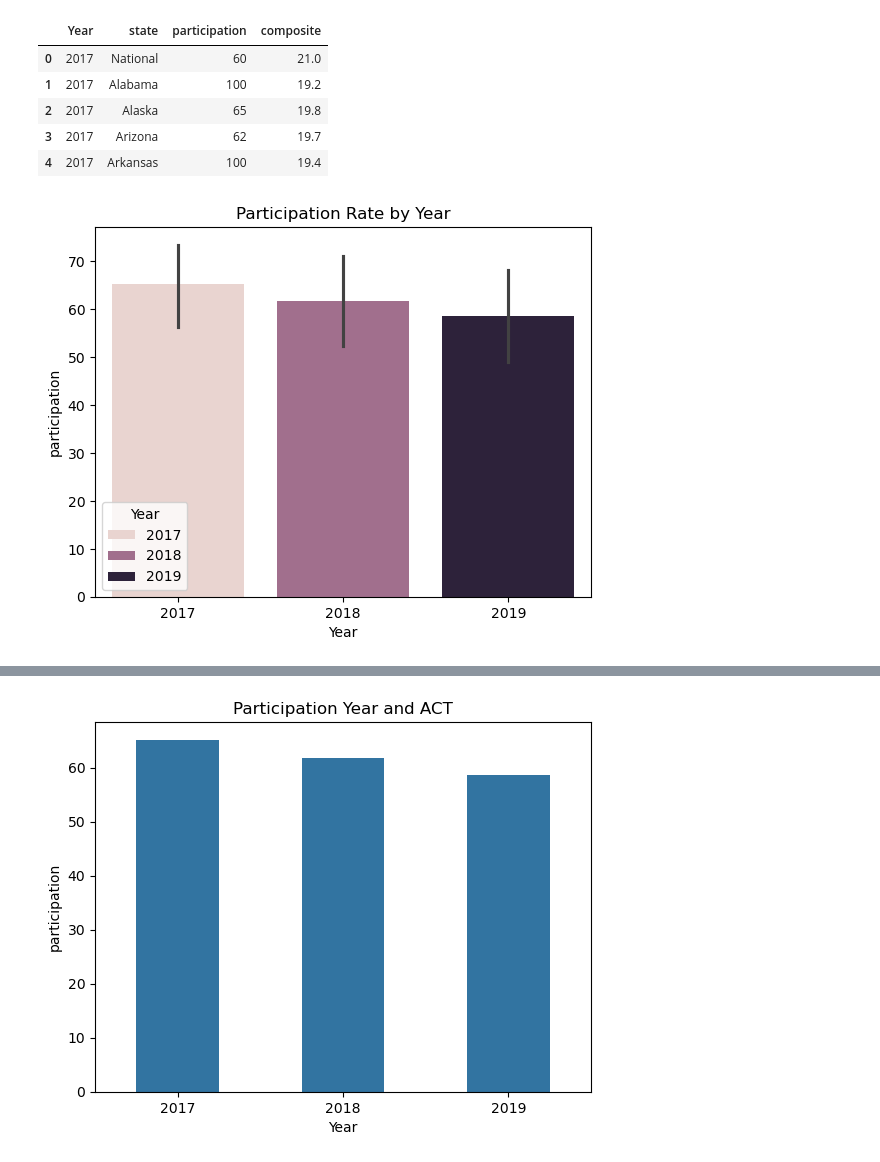
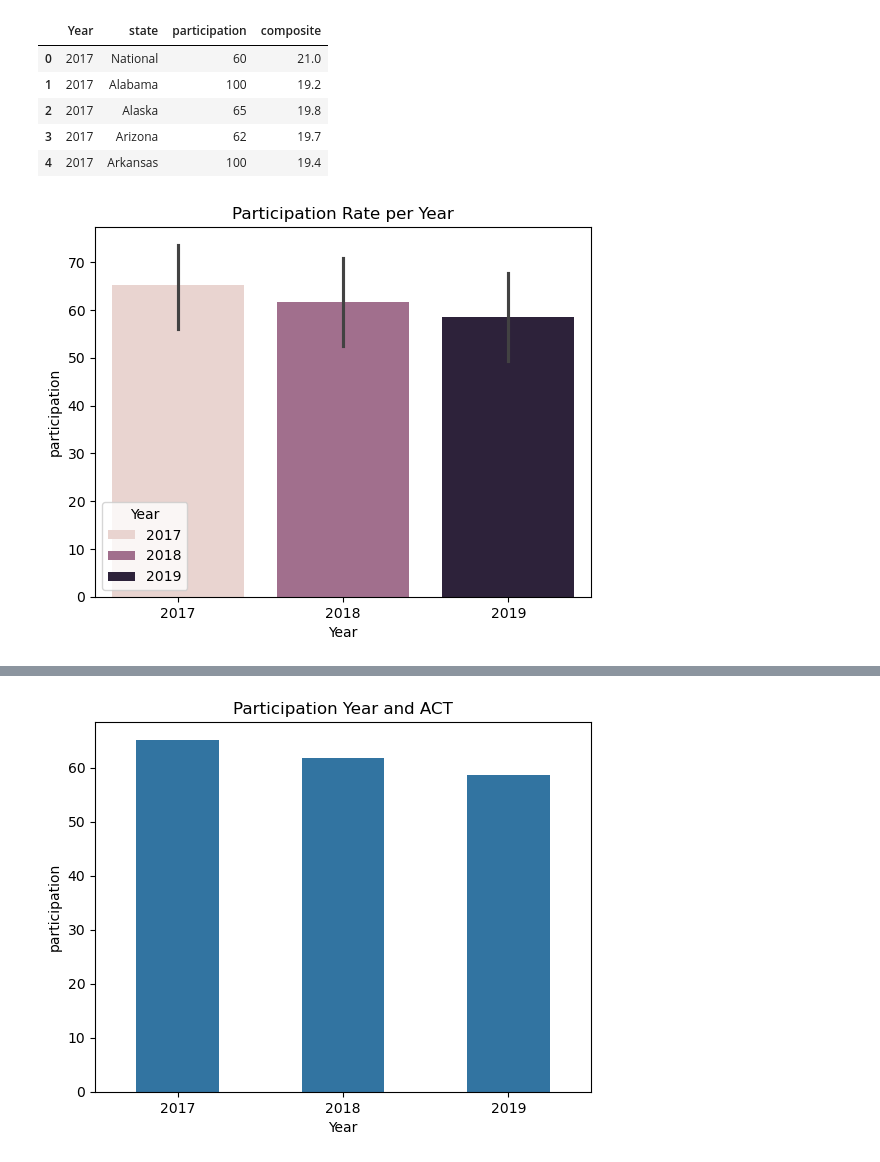
Before and after one commit to wegamoto/project_1, a Jupyter notebook: Project_1_exercise.ipynb, the cells around one changed output, grey strips where cells are left out. Drawn from its saved outputs; the diff is of its cells as text; code cells hidden in the pictures.

```diff
--- a/Project_1_exercise.ipynb
+++ b/Project_1_exercise.ipynb
@@ -685,9 +753,9 @@ full_act.head()
 #type(grouped)
 # %%
 sns.barplot(x='Year',y='participation', data=full_act, hue='Year')
-plt.title('Participation Rate by Year');
+plt.title('Participation Rate per Year');
 # %% [output]
-[figure, old version]
+[figure, new version]
 # %%
 # grouped = act_sat.groupby(['Year','Participation'], as_index=False)
 # %%
```
Also changed, not shown: parts of 39 cells of this notebook, 2 other files.
